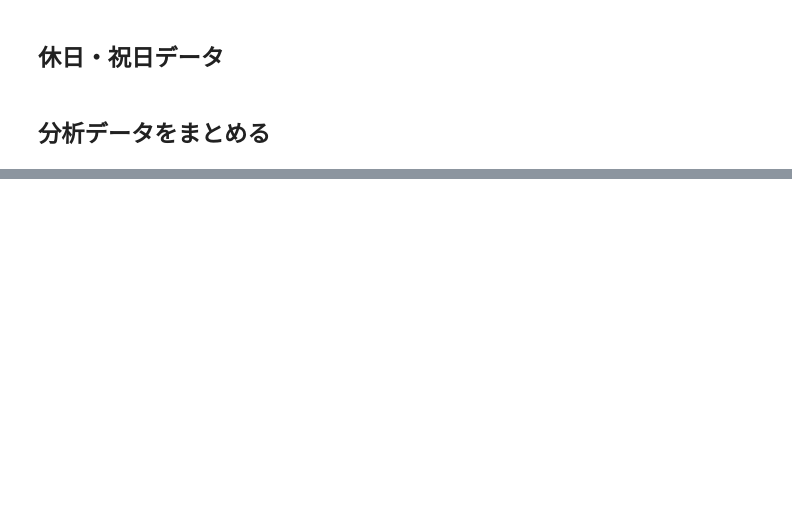
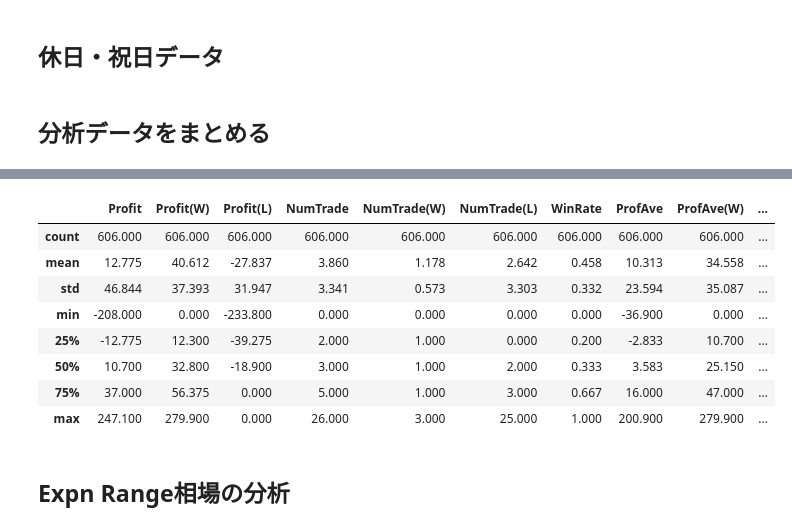
Before and after one commit to Jhosua-a/FXAnalysisData, a Jupyter notebook: MixBollinger.ipynb, the cells around one changed output, grey strips where cells are left out. Cells and saved outputs as stored; diff of their text form; code cells hidden in the pictures; blank space fills up the shorter version.

Commit message:
type analyzed

```diff
--- a/MixBollinger.ipynb
+++ b/MixBollinger.ipynb
@@ -37,4 +37,4 @@ dtype: object
 # %% [markdown]
 ## 相場タイプの取得
 # %%
-EURUSD_info = pd.read_excel('D:/07相場情報/相場情報_EURUSD.xlsx', sheet_name="分析", header=1, usecols="B,C,M:P")
+EURUSD_type = pd.read_excel('D:/07相場情報/相場情報_EURUSD.xlsx', sheet_name="分析", header=1, usecols="B:D,N:Q")
@@ -184,7 +180,7 @@ for i in range(days_num):
     if i % 500 == 0:
         print(dt.now() )
 
-analysdata_df = pd.DataFrame(analysdata
+DFAnalysdata_Basic = pd.DataFrame(analysdata
      , columns = ['Date'
                   , 'Week'
                   , 'Profit'
@@ -253,0 +212,2 @@ analysdata_df
+# %%
+DFAnalysdata = pd.merge(DFAnalysdata_Basic,EURUSD_type)
@@ -255,0 +308,2 @@ analysdata_df.to_csv('C:/Users/bdffa/OneDrive/FXAnalysisData/analysData_220817.c
+# %%
+DFAnalysdata_expansion = DFAnalysdata.loc[DFAnalysdata['ExpnLineage'] == "expansion"]
@@ -255,0 +339,14 @@ analysdata_df.to_csv('C:/Users/bdffa/OneDrive/FXAnalysisData/analysData_220817.c
+# %%
+DFAnalysdata_expansion.describe().round(3)
+# %% [output]
+|  | Profit | Profit(W) | Profit(L) | NumTrade | NumTrade(W) | NumTrade(L) | WinRate | ProfAve | ProfAve(W) | ... |
+| count | 606.000 | 606.000 | 606.000 | 606.000 | 606.000 | 606.000 | 606.000 | 606.000 | 606.000 | ... |
+| mean | 12.775 | 40.612 | -27.837 | 3.860 | 1.178 | 2.642 | 0.458 | 10.313 | 34.558 | ... |
+| std | 46.844 | 37.393 | 31.947 | 3.341 | 0.573 | 3.303 | 0.332 | 23.594 | 35.087 | ... |
+| min | -208.000 | 0.000 | -233.800 | 0.000 | 0.000 | 0.000 | 0.000 | -36.900 | 0.000 | ... |
+| 25% | -12.775 | 12.300 | -39.275 | 2.000 | 1.000 | 0.000 | 0.200 | -2.833 | 10.700 | ... |
+| 50% | 10.700 | 32.800 | -18.900 | 3.000 | 1.000 | 2.000 | 0.333 | 3.583 | 25.150 | ... |
+| 75% | 37.000 | 56.375 | 0.000 | 5.000 | 1.000 | 3.000 | 0.667 | 16.000 | 47.000 | ... |
+| max | 247.100 | 279.900 | 0.000 | 26.000 | 3.000 | 25.000 | 1.000 | 200.900 | 279.900 | ... |
+# %% [markdown]
+## Expn Range相場の分析
```
Also changed, not shown: parts of 29 cells of this notebook, 1 other file.
